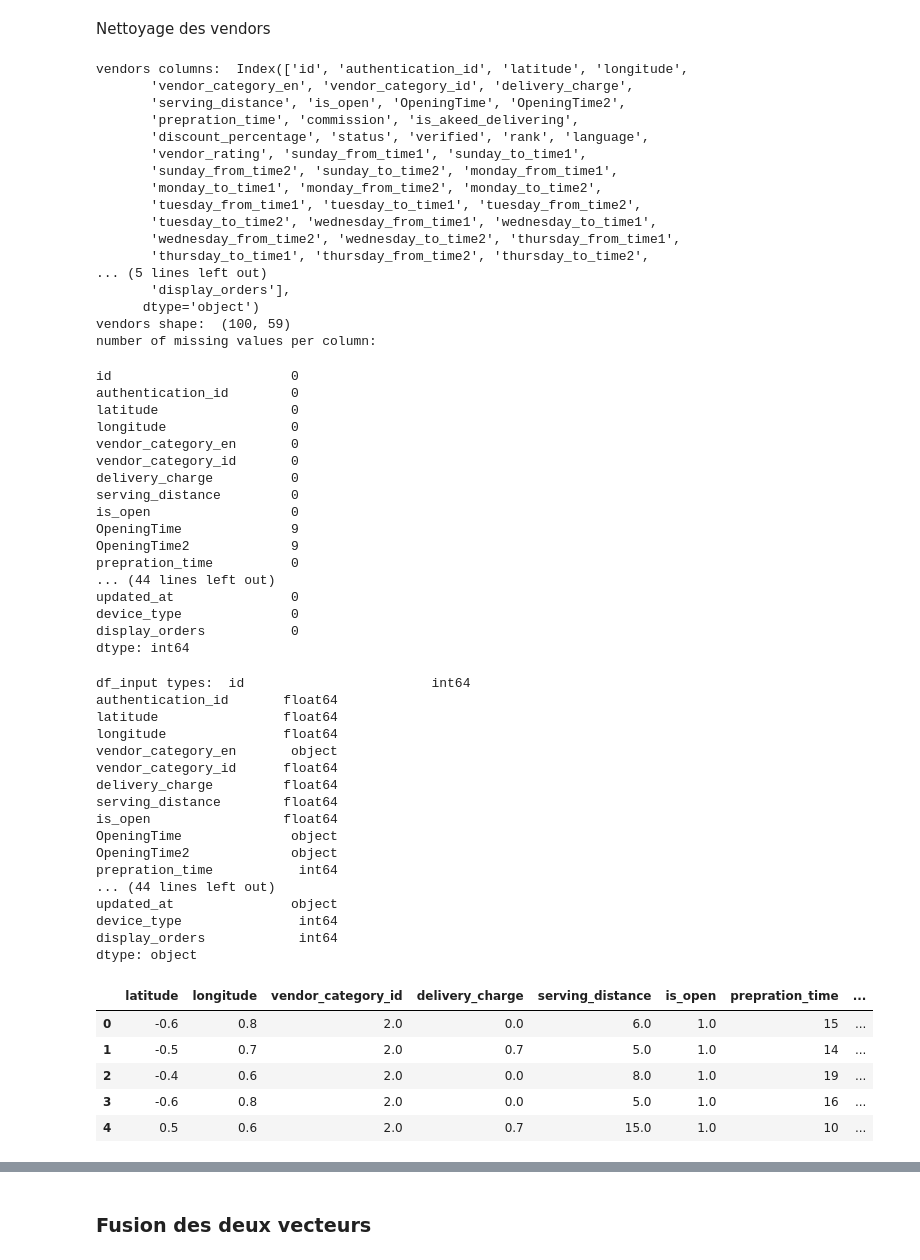
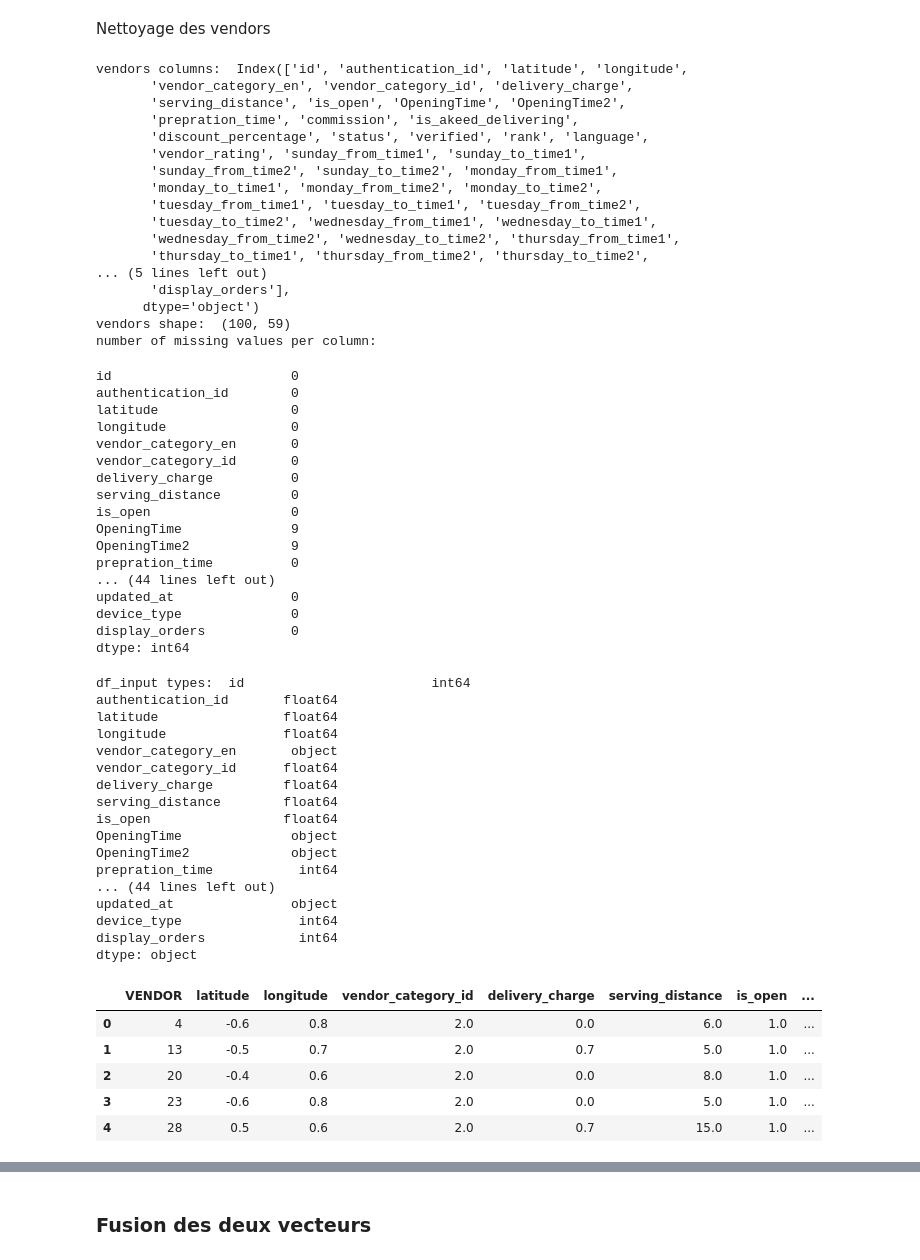
Before and after one commit to pili27/rema, a Jupyter notebook: FinalProject_Notebook.ipynb, the cells around one changed output, grey strips where cells are left out. Drawn from its saved outputs; the diff is of its cells as text; code cells hidden in the pictures.

```diff
--- a/FinalProject_Notebook.ipynb
+++ b/FinalProject_Notebook.ipynb
@@ -248,9 +257,14 @@ print('number of missing values per column:')
 display(vendors.isnull().sum())
 print('df_input types: ', vendors.dtypes)
 
-vendors = vendors[['latitude', 'longitude', 'vendor_category_id', 'delivery_charge', 'serving_distance', 'is_open', 'prepration_time', 'discount_percentage', 'rank', 'language', 'vendor_rating', 'device_type']]
+vendors = vendors[['id', 'latitude', 'longitude', 'vendor_category_id', 'delivery_charge', 'serving_distance',
+                   'is_open', 'prepration_time', 'discount_percentage', 'rank', 'language', 'vendor_rating', 'device_type', 'vendor_tag_name']]
+# rename the id column to VENDOR
+vendors.rename(columns={'id': 'VENDOR'}, inplace=True)
+
 
 vendors['language'].fillna('EN', inplace=True)
+vendors["vendor_tag_name"].fillna("", inplace=True)
 
 vendors['language'] = le.fit_transform(vendors['language'])
 
@@ -280,36 +294,36 @@ longitude                0
 vendor_category_en       0
 vendor_category_id       0
 delivery_charge          0
 serving_distance         0
 is_open                  0
 OpeningTime              9
 OpeningTime2             9
 prepration_time          0
 ... (44 lines left out)
 updated_at               0
 device_type              0
 display_orders           0
 dtype: int64
 df_input types:  id                        int64
 authentication_id       float64
 latitude                float64
 longitude               float64
 vendor_category_en       object
 vendor_category_id      float64
 delivery_charge         float64
 serving_distance        float64
 is_open                 float64
 OpeningTime              object
 OpeningTime2             object
 prepration_time           int64
 ... (44 lines left out)
 updated_at               object
 device_type               int64
 display_orders            int64
 dtype: object
-|  | latitude | longitude | vendor_category_id | delivery_charge | serving_distance | is_open | prepration_time | ... |
-| 0 | -0.6 | 0.8 | 2.0 | 0.0 | 6.0 | 1.0 | 15 | ... |
-| 1 | -0.5 | 0.7 | 2.0 | 0.7 | 5.0 | 1.0 | 14 | ... |
-| 2 | -0.4 | 0.6 | 2.0 | 0.0 | 8.0 | 1.0 | 19 | ... |
-| 3 | -0.6 | 0.8 | 2.0 | 0.0 | 5.0 | 1.0 | 16 | ... |
-| 4 | 0.5 | 0.6 | 2.0 | 0.7 | 15.0 | 1.0 | 10 | ... |
+|  | VENDOR | latitude | longitude | vendor_category_id | delivery_charge | serving_distance | is_open | ... |
+| 0 | 4 | -0.6 | 0.8 | 2.0 | 0.0 | 6.0 | 1.0 | ... |
+| 1 | 13 | -0.5 | 0.7 | 2.0 | 0.7 | 5.0 | 1.0 | ... |
+| 2 | 20 | -0.4 | 0.6 | 2.0 | 0.0 | 8.0 | 1.0 | ... |
+| 3 | 23 | -0.6 | 0.8 | 2.0 | 0.0 | 5.0 | 1.0 | ... |
+| 4 | 28 | 0.5 | 0.6 | 2.0 | 0.7 | 15.0 | 1.0 | ... |
```
Also changed, not shown: parts of 26 cells of this notebook.
